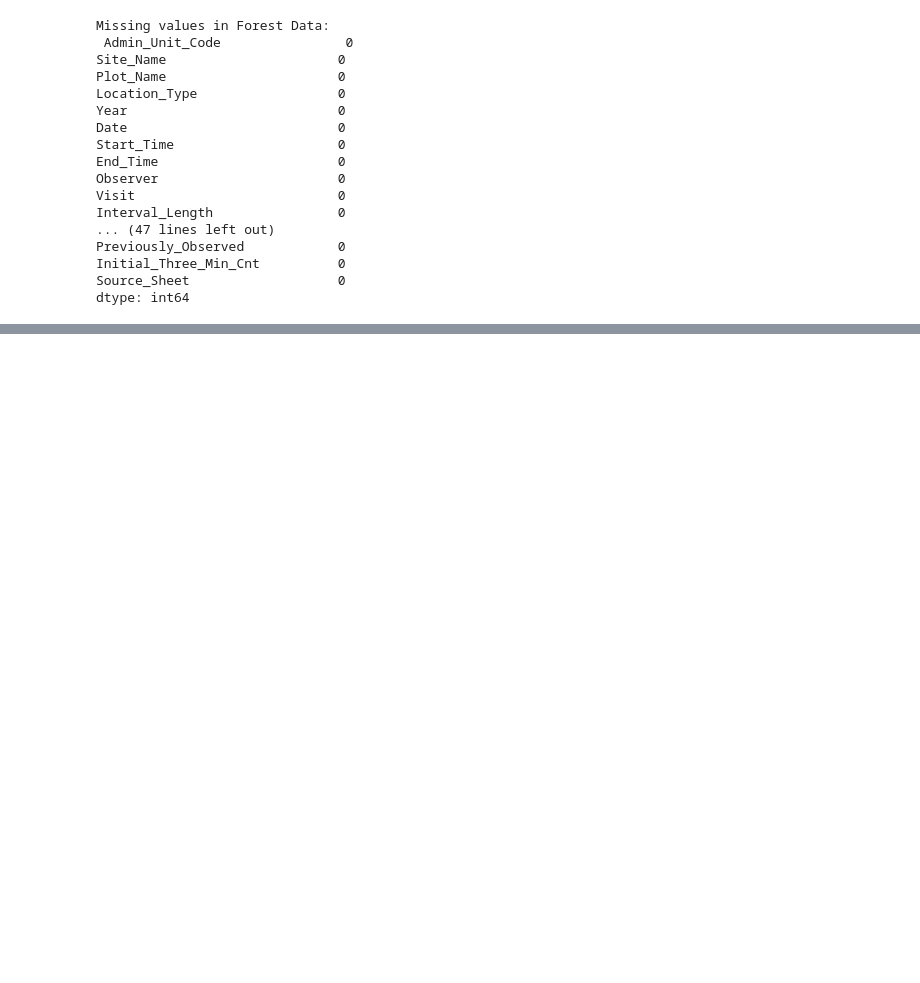
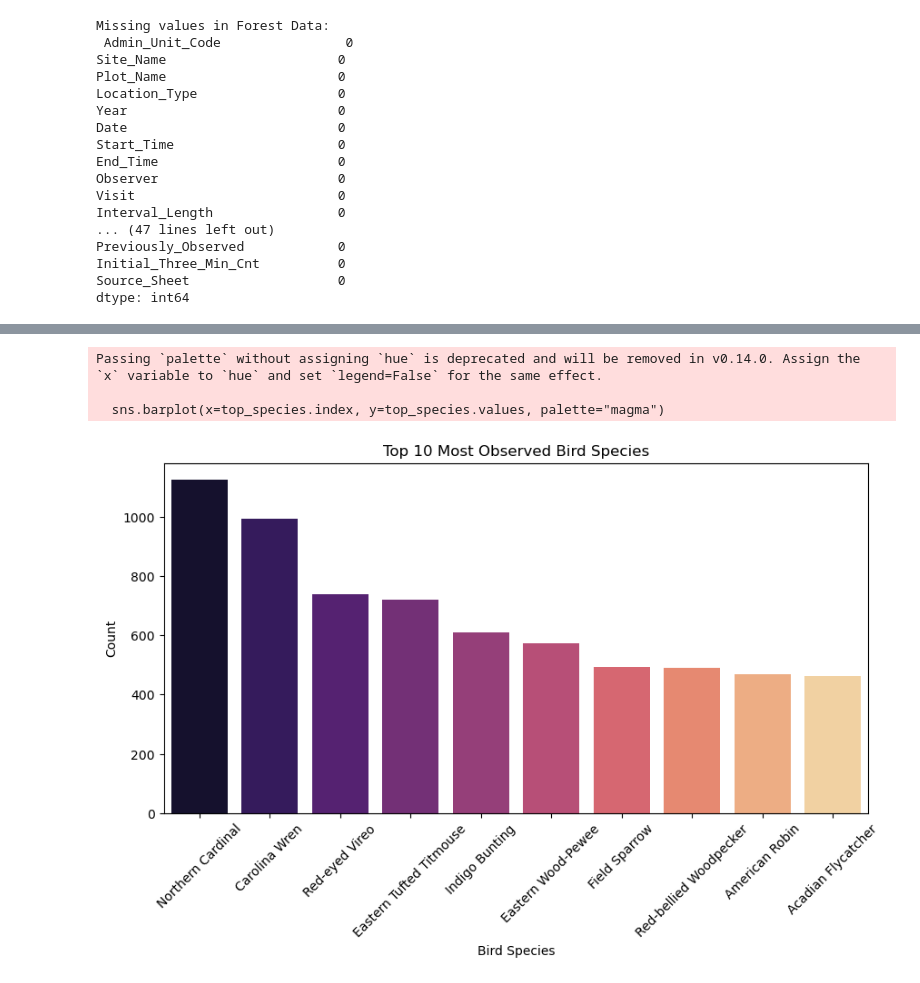
Before and after one commit to AnushkaMishra29/BirdSpeciesAnalysis, a Jupyter notebook: BirdSpecies_DataPreprocessing.ipynb, the cells around one changed output, grey strips where cells are left out. Cells and saved outputs as stored; diff of their text form; code cells hidden in the pictures; blank space fills up the shorter version.

```diff
--- a/BirdSpecies_DataPreprocessing.ipynb
+++ b/BirdSpecies_DataPreprocessing.ipynb
@@ -197,0 +319,14 @@ dtype: int64
+# %%
+plt.figure(figsize=(10, 5))
+top_species = merged_df['Common_Name'].value_counts().head(10)
+sns.barplot(x=top_species.index, y=top_species.values, palette="magma")
+plt.xticks(rotation=45)
+plt.title("Top 10 Most Observed Bird Species")
+plt.xlabel("Bird Species")
+plt.ylabel("Count")
+plt.show()
+# %% [output]
+Passing `palette` without assigning `hue` is deprecated and will be removed in v0.14.0. Assign the `x` variable to `hue` and set `legend=False` for the same effect.
+
+  sns.barplot(x=top_species.index, y=top_species.values, palette="magma")
+[figure, added]
```
Also changed, not shown: parts of 10 cells of this notebook, 2 other files.
